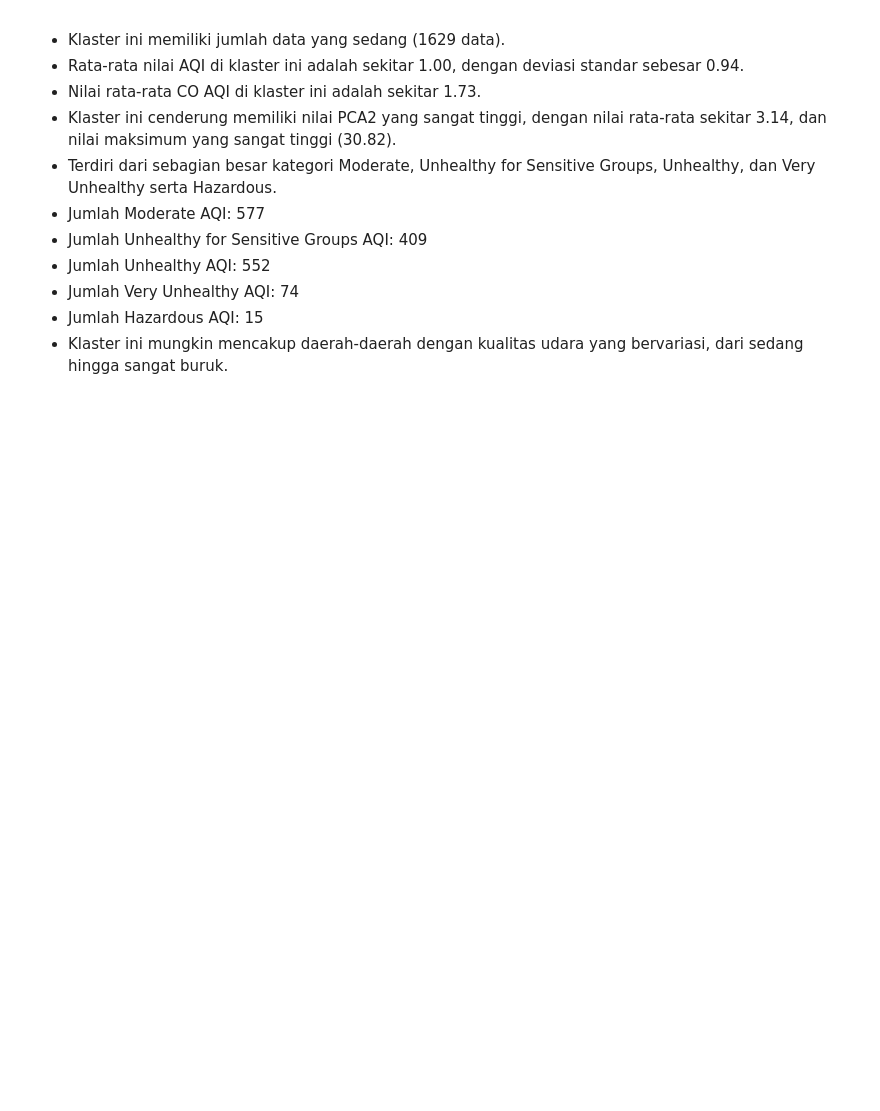
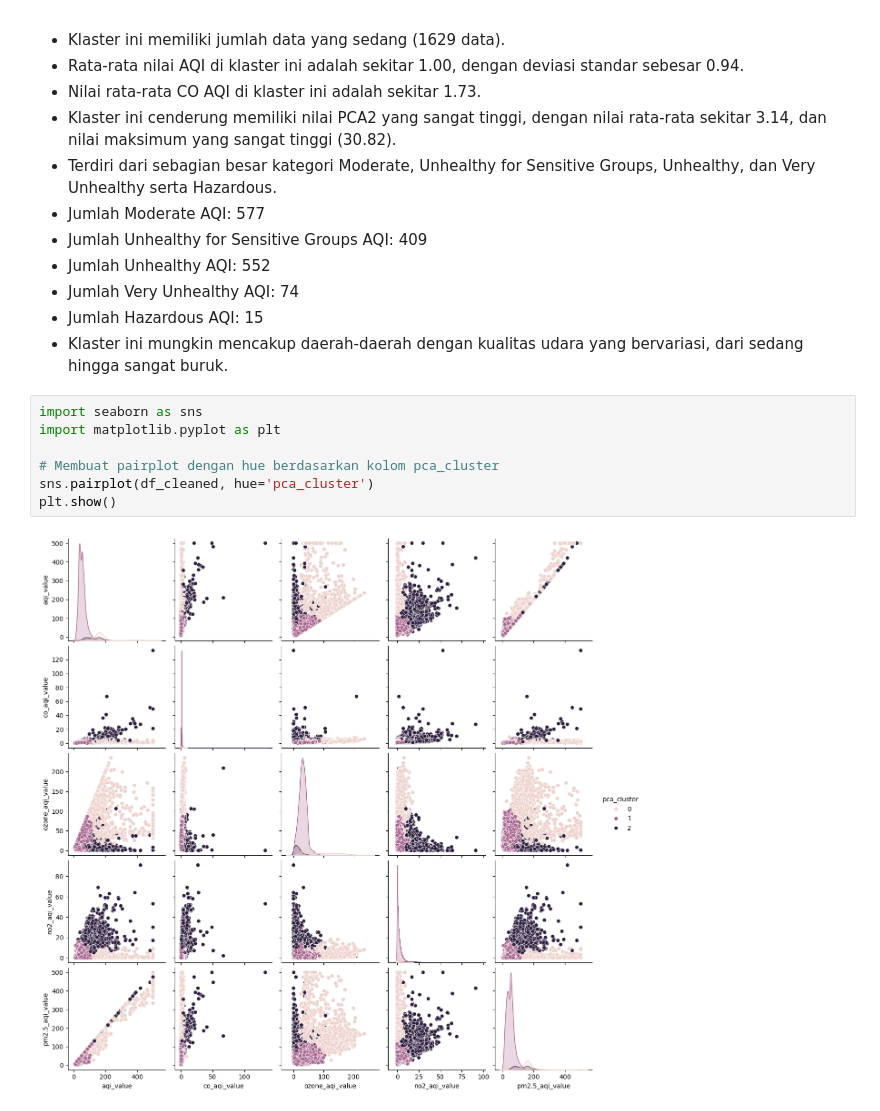
Before and after one commit to yudhamyn/PROJECT-AKHIR, a Jupyter notebook: yudha/main.ipynb, the cells around one changed output. Drawn from its saved outputs; the diff is of its cells as text; blank space fills up the shorter version.

```diff
--- a/yudha/main.ipynb
+++ b/yudha/main.ipynb
@@ -855,3 +855,12 @@ pca_cluster                                             ...
 - Jumlah Very Unhealthy AQI: 74
 - Jumlah Hazardous AQI: 15
 - Klaster ini mungkin mencakup daerah-daerah dengan kualitas udara yang bervariasi, dari sedang hingga sangat buruk.
+# %%
+import seaborn as sns
+import matplotlib.pyplot as plt
+
+# Membuat pairplot dengan hue berdasarkan kolom pca_cluster
+sns.pairplot(df_cleaned, hue='pca_cluster')
+plt.show()
+# %% [output]
+[figure, added]
```
Also changed, not shown: parts of 3 cells of this notebook, 3 other files.
